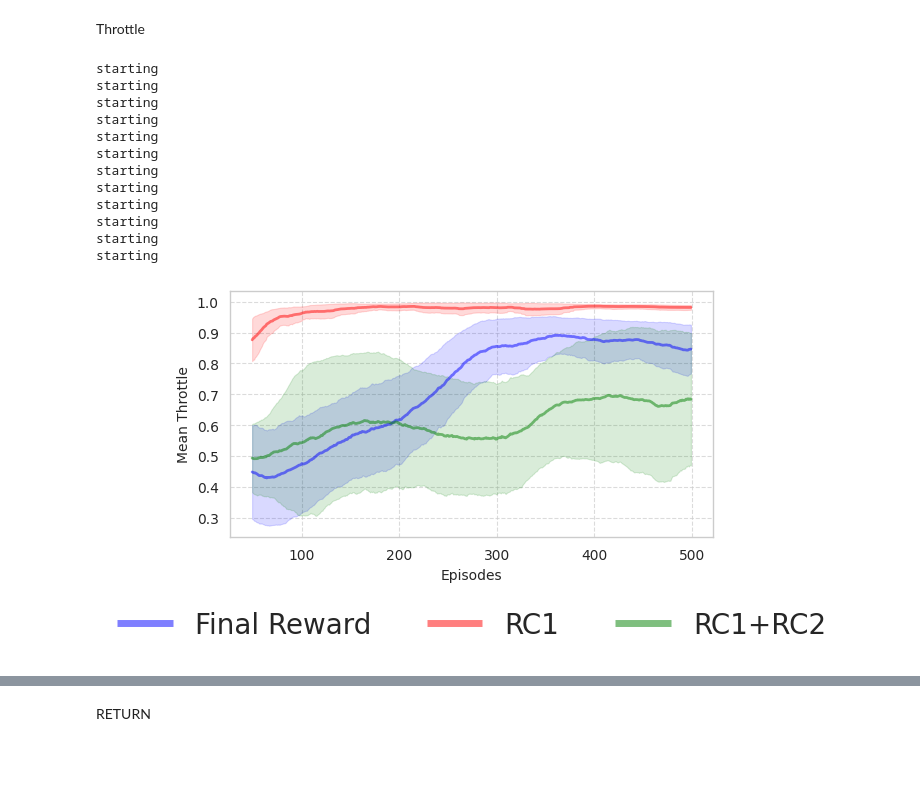
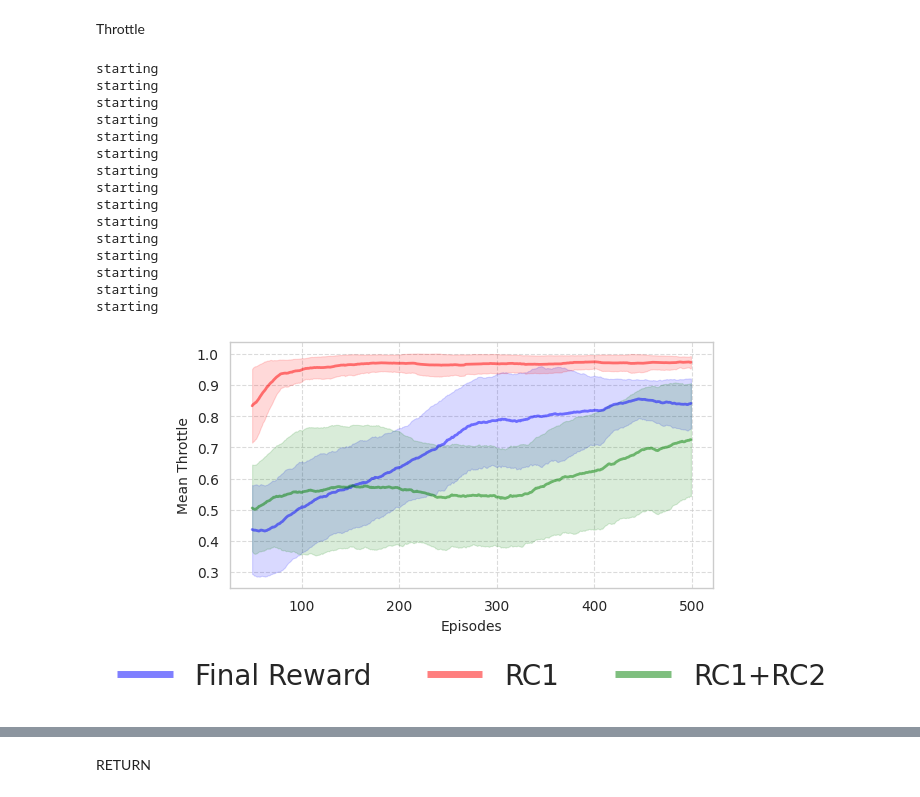
Before and after one commit to shilpa2301/QRSAC, a Jupyter notebook: debug_plots/debug_plots_combined.ipynb, the cells around one changed output, grey strips where cells are left out. Saved outputs shown, nothing was run; the diff lists cells and outputs as text; code cells hidden in the pictures; blank space fills up the shorter version.

```diff
--- a/debug_plots/debug_plots_combined.ipynb
+++ b/debug_plots/debug_plots_combined.ipynb
@@ -286,7 +286,7 @@ returns_r1_mean = np.mean(returns_1, axis=0)
 returns_r1_std = np.std(returns_1, axis=0)
 
 returns_2 = []
-for idx in range(1,5):
+for idx in range(1,6):
     reward_type = "rew3"
     # env_type = "track"
     env_type = "road"
@@ -298,38 +298,41 @@ returns_r2_mean = np.mean(returns_2, axis=0)
 returns_r2_std = np.std(returns_2, axis=0)
 
 returns_3 = []
-for idx in range(1,4):
+for idx in range(1,6):
     reward_type = "rew4"
     # env_type = "track"
     env_type = "road"
     log_num = str(idx)
     log_file_path = f"/home/smukh039/work/QRSAC/debug_logs_to_plot/generated_road/debug_{env_type}_{reward_type}_{log_num}.log"
     # log_file_path = f"/home/smukh039/work/QRSAC/debug_logs_to_plot/generated_track/debug_{env_type}_{reward_type}_{log_num}.log"
     returns_3.append(get_returns(reward_type, log_num, env_type, log_file_path)) #[:100])
 returns_r3_mean = np.mean(returns_3, axis=0)
 returns_r3_std = np.std(returns_3, axis=0)
 
 WIN_SIZE=50
 means_r1, stds_r1 = smoothen(returns_r1_mean, WIN_SIZE), smoothen(returns_r1_std, WIN_SIZE)
 means_r2, stds_r2 = smoothen(returns_r2_mean, WIN_SIZE), smoothen(returns_r2_std, WIN_SIZE)
 means_r3, stds_r3 = smoothen(returns_r3_mean, WIN_SIZE), smoothen(returns_r3_std, WIN_SIZE)
 # print(means_r3)
 means, stds = (means_r1, means_r2, means_r3), (stds_r1, stds_r2, stds_r3)
 generate_plot(means, stds, "result_plot")
 # %% [output]
 starting
 starting
 starting
 starting
 starting
 starting
 starting
 starting
 starting
 starting
 starting
 starting
+starting
+starting
+starting
-[figure, old version]
+[figure, new version]
 # %%
 import re
 import pandas as pd
```
Also changed, not shown: parts of 4 cells of this notebook, 8 other files.
